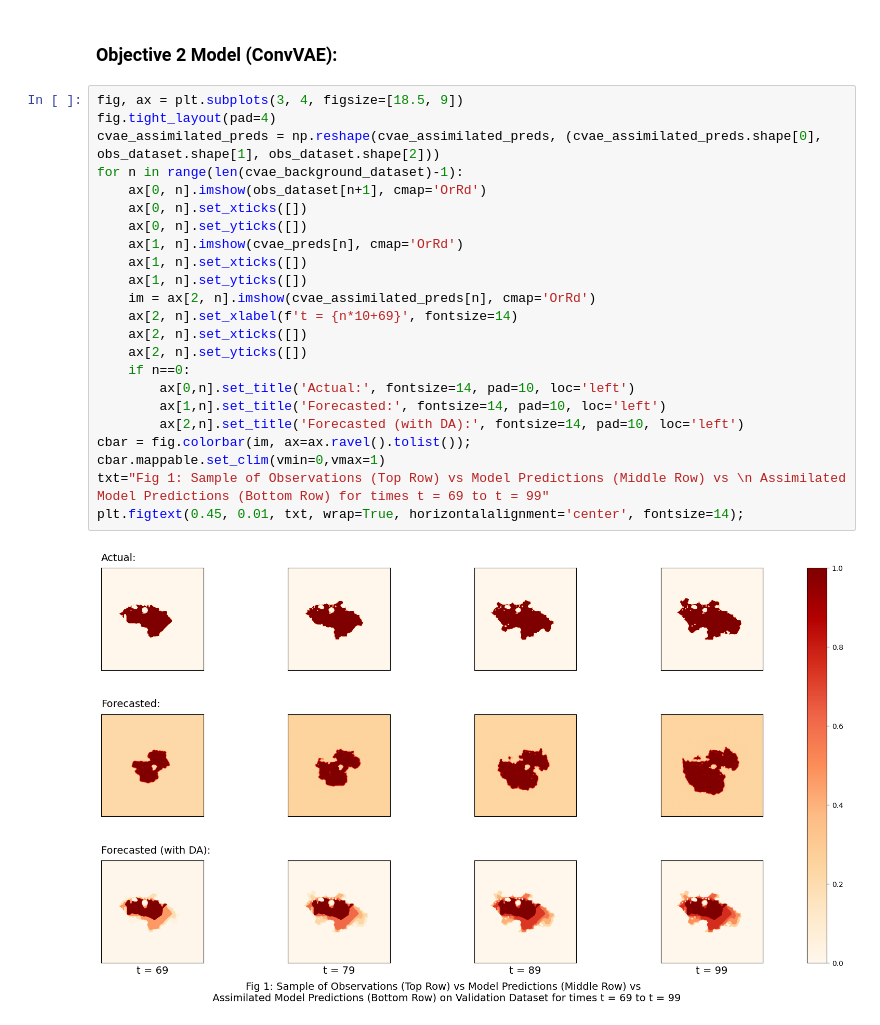
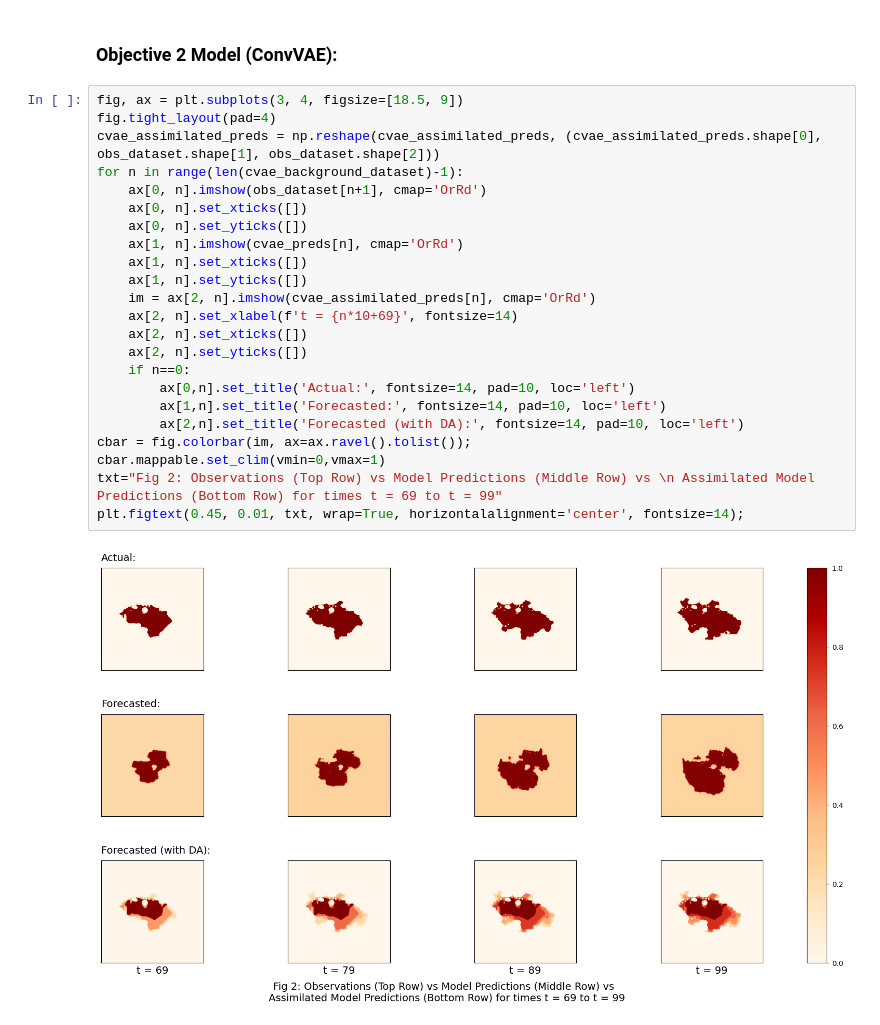
Before and after one commit to edsml-sm1122/ads-wildfire, a Jupyter notebook: wildfire/objective_3.ipynb, the cells around one changed output. Saved outputs shown, nothing was run; the diff lists cells and outputs as text.

```diff
--- a/wildfire/objective_3.ipynb
+++ b/wildfire/objective_3.ipynb
@@ -164,25 +164,25 @@ plt.figtext(0.55, 0.01, txt, wrap=True, horizontalalignment='center', fontsize=9
 # %%
 fig, ax = plt.subplots(3, 4, figsize=[18.5, 9])
 fig.tight_layout(pad=4)
 cvae_assimilated_preds = np.reshape(cvae_assimilated_preds, (cvae_assimilated_preds.shape[0], obs_dataset.shape[1], obs_dataset.shape[2]))
 for n in range(len(cvae_background_dataset)-1):
     ax[0, n].imshow(obs_dataset[n+1], cmap='OrRd')
     ax[0, n].set_xticks([])
     ax[0, n].set_yticks([])
     ax[1, n].imshow(cvae_preds[n], cmap='OrRd')
     ax[1, n].set_xticks([])
     ax[1, n].set_yticks([])
     im = ax[2, n].imshow(cvae_assimilated_preds[n], cmap='OrRd')
     ax[2, n].set_xlabel(f't = {n*10+69}', fontsize=14)
     ax[2, n].set_xticks([])
     ax[2, n].set_yticks([])
     if n==0:
         ax[0,n].set_title('Actual:', fontsize=14, pad=10, loc='left')
         ax[1,n].set_title('Forecasted:', fontsize=14, pad=10, loc='left')
         ax[2,n].set_title('Forecasted (with DA):', fontsize=14, pad=10, loc='left')
 cbar = fig.colorbar(im, ax=ax.ravel().tolist());
 cbar.mappable.set_clim(vmin=0,vmax=1)
-txt="Fig 1: Sample of Observations (Top Row) vs Model Predictions (Middle Row) vs \n Assimilated Model Predictions (Bottom Row) for times t = 69 to t = 99"
+txt="Fig 2: Observations (Top Row) vs Model Predictions (Middle Row) vs \n Assimilated Model Predictions (Bottom Row) for times t = 69 to t = 99"
 plt.figtext(0.45, 0.01, txt, wrap=True, horizontalalignment='center', fontsize=14);
 # %% [output]
-[figure, old version]
+[figure, new version]
```
Also changed, not shown: parts of 1 cell of this notebook.
